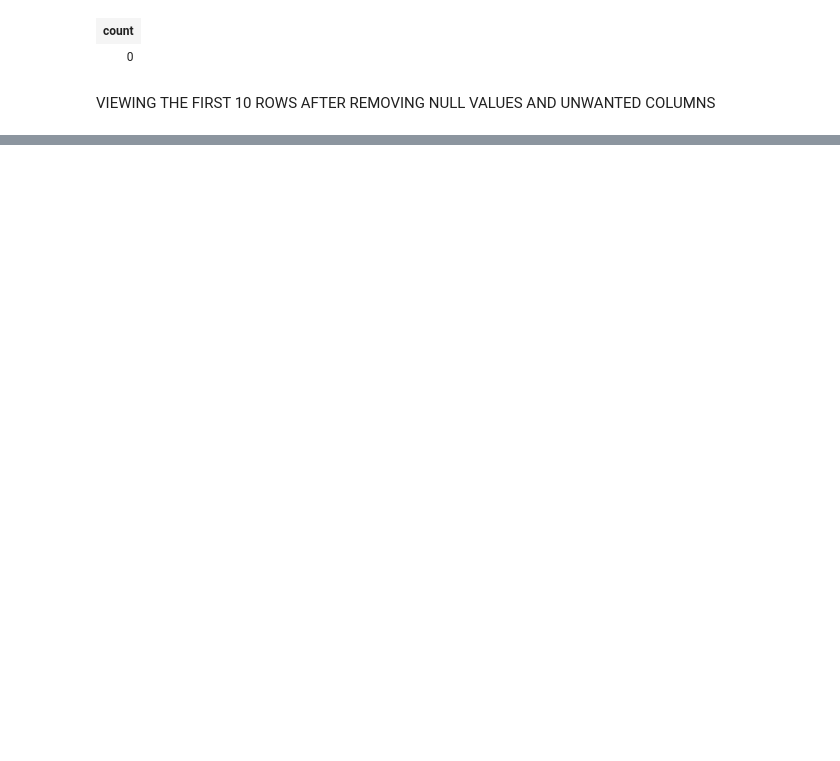
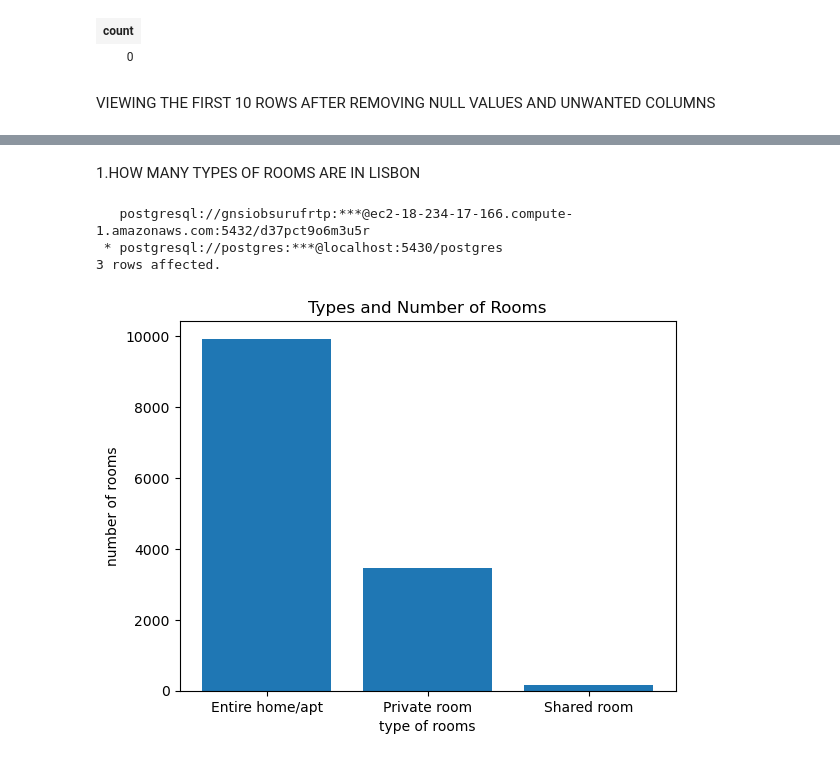
Before and after one commit to The-DigitalAcademy/No_Name-Data-Visualization-and-Analysis---Airbnb_lisbon-, a Jupyter notebook: dataset_airBnB.ipynb, the cells around one changed output, grey strips where cells are left out. Cells and saved outputs as stored; diff of their text form; code cells hidden in the pictures; blank space fills up the shorter version.

Commit message:
added graphs

```diff
--- a/dataset_airBnB.ipynb
+++ b/dataset_airBnB.ipynb
@@ -120,0 +117,25 @@ VIEWING THE FIRST 10 ROWS AFTER REMOVING NULL VALUES AND UNWANTED COLUMNS
+# %% [markdown]
+1.HOW MANY TYPES OF ROOMS ARE IN LISBON
+# %%
+types_vs_number=%sql select count(room_type),room_type from airbnb_lisbon Group by room_type
+
+
+num_of_roomtype = []
+room_types = []
+
+for i in types_vs_number:
+    num_of_roomtype.append(i[0])
+    room_types.append(i[1])
+
+
+plt.bar(room_types,num_of_roomtype)
+plt.ylabel("number of rooms")
+plt.xlabel("type of rooms")
+
+plt.title('Types and Number of Rooms')
+plt.show()
+# %% [output]
+   postgresql://gnsiobsurufrtp:***@ec2-18-234-17-166.compute-1.amazonaws.com:5432/d37pct9o6m3u5r
+ * postgresql://postgres:***@localhost:5430/postgres
+3 rows affected.
+[figure, added]
```
Also changed, not shown: parts of 11 cells of this notebook.
